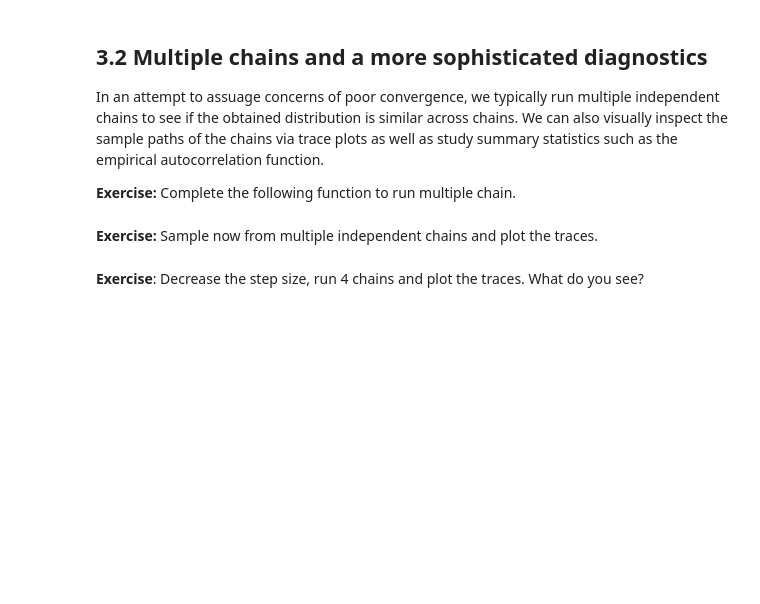
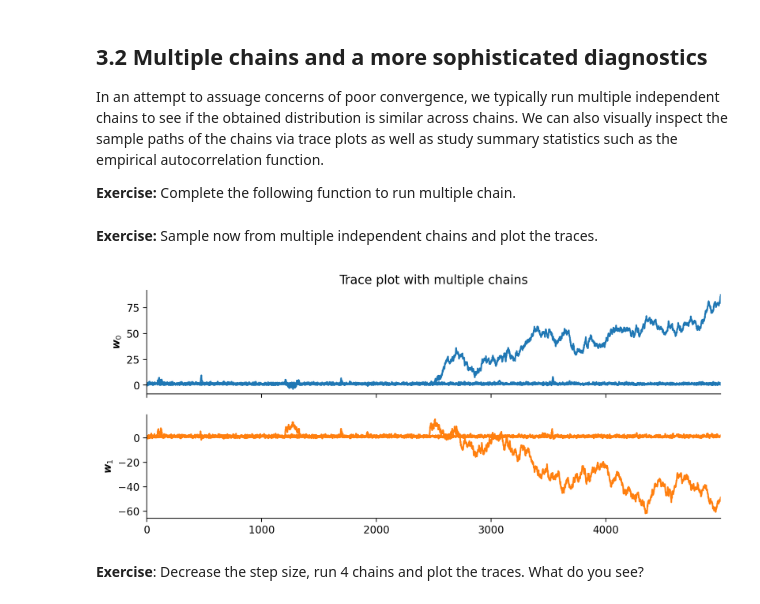
Before and after one commit to KristianHaaland/ASI, a Jupyter notebook: lab_week2/Bayesian_Logistic_Regression_MCMC.ipynb, the cells around one changed output. Saved outputs shown, nothing was run; the diff lists cells and outputs as text; code cells hidden in the pictures; blank space fills up the shorter version.

```diff
--- a/lab_week2/Bayesian_Logistic_Regression_MCMC.ipynb
+++ b/lab_week2/Bayesian_Logistic_Regression_MCMC.ipynb
@@ -367,9 +398,16 @@ as well as study summary statistics such as the empirical autocorrelation functi
 Complete the following function to run multiple chain.
 # %%
 def run_multiple_chains(w_init, n_chains, n_samples, step_size=0.5):
+
     w_init = np.atleast_1d(w_init)
     samples = np.zeros((n_chains, n_samples, *w_init.shape))
-    # @@ COMPLETE @@
+
+    for i in range(n_chains):
+        w_chain = [w_init]
+        for _ in range(n_samples - 1):
+            w_new = rw_mh_step(w_chain[-1], step_size)
+            w_chain.append(w_new)
+        samples[i] = np.array(w_chain)
     return samples
 # %% [markdown]
 **Exercise:**
@@ -377,9 +415,22 @@ Sample now from multiple independent chains and plot the traces.
 # %%
 fig, axs = plt.subplots(2, 1, figsize=[10, 4], sharex=True)
 # @@ COMPLETE @@
+
+num_samples = 5000
+step_size = 1
+w_init = np.array([0.0, 0.0])
+num_chains = 4
+samples = run_multiple_chains(w_init, num_chains, num_samples, step_size)
+
+for i in range(num_chains):
+    axs[0].plot(samples[i, :, 0], color='tab:blue')
+    axs[1].plot(samples[i, :, 1], color='tab:orange')
+
 axs[0].set_ylabel(r"$\boldsymbol{w}_0$")
 axs[1].set_ylabel(r"$\boldsymbol{w}_1$")
 axs[0].set_title("Trace plot with multiple chains")
 plt.show()
+# %% [output]
+[figure, added]
 # %% [markdown]
 **Exercise**: Decrease the step size, run 4 chains and plot the traces. What do you see?
```
Also changed, not shown: parts of 7 cells of this notebook.
